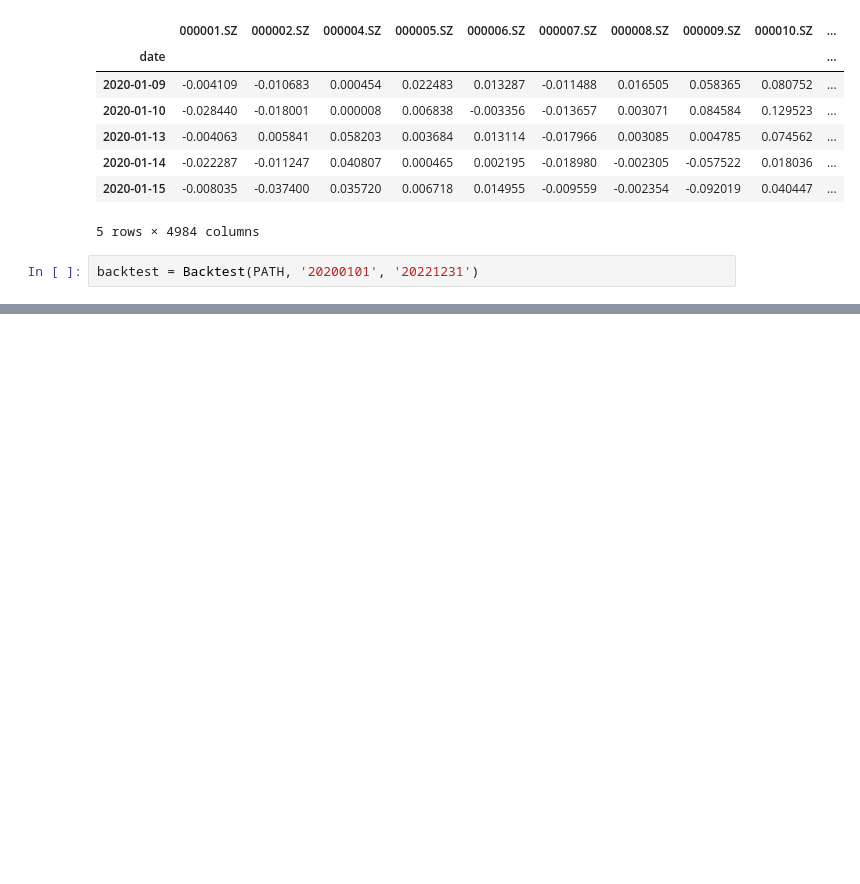
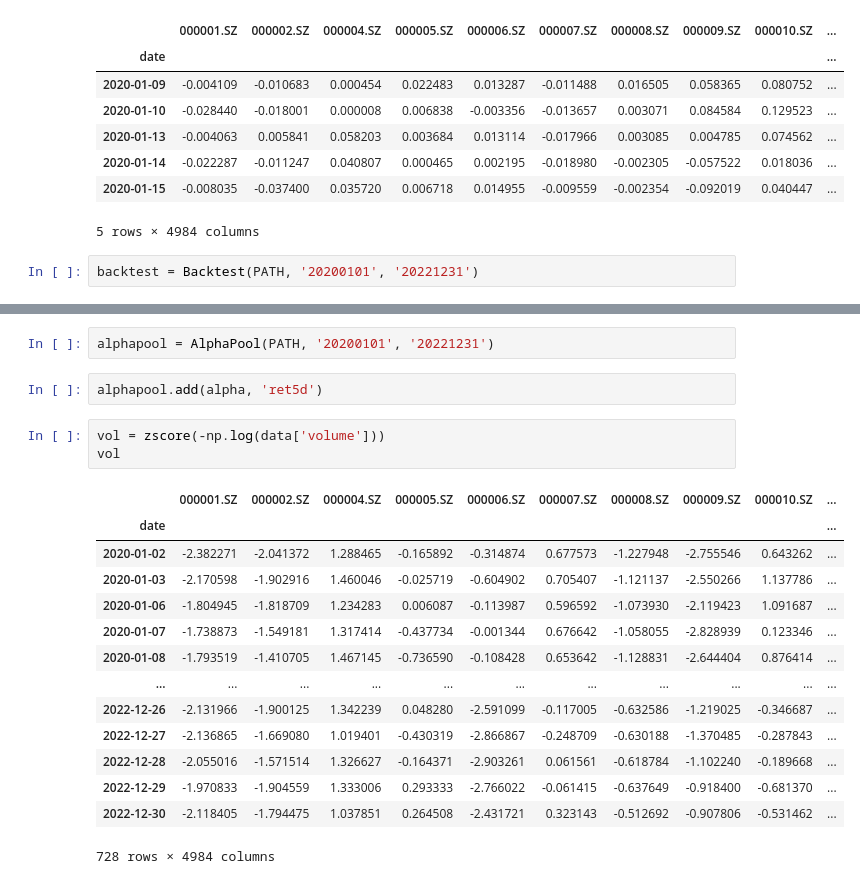
Before and after one commit to xingexjj/quantitative_trading_system, a Jupyter notebook: test.ipynb, the cells around one changed output, grey strips where cells are left out. Cells and saved outputs as stored; diff of their text form; blank space fills up the shorter version.

```diff
--- a/test.ipynb
+++ b/test.ipynb
@@ -47,0 +67,22 @@ backtest.backtest(alpha, 'ret5d')
+# %%
+alphapool = AlphaPool(PATH, '20200101', '20221231')
+# %%
+alphapool.add(alpha, 'ret5d')
+# %%
+vol = zscore(-np.log(data['volume']))
+vol
+# %% [output]
+|  | 000001.SZ | 000002.SZ | 000004.SZ | 000005.SZ | 000006.SZ | 000007.SZ | 000008.SZ | 000009.SZ | 000010.SZ | ... |
+| date |  |  |  |  |  |  |  |  |  | ... |
+| 2020-01-02 | -2.382271 | -2.041372 | 1.288465 | -0.165892 | -0.314874 | 0.677573 | -1.227948 | -2.755546 | 0.643262 | ... |
+| 2020-01-03 | -2.170598 | -1.902916 | 1.460046 | -0.025719 | -0.604902 | 0.705407 | -1.121137 | -2.550266 | 1.137786 | ... |
+| 2020-01-06 | -1.804945 | -1.818709 | 1.234283 | 0.006087 | -0.113987 | 0.596592 | -1.073930 | -2.119423 | 1.091687 | ... |
+| 2020-01-07 | -1.738873 | -1.549181 | 1.317414 | -0.437734 | -0.001344 | 0.676642 | -1.058055 | -2.828939 | 0.123346 | ... |
+| 2020-01-08 | -1.793519 | -1.410705 | 1.467145 | -0.736590 | -0.108428 | 0.653642 | -1.128831 | -2.644404 | 0.876414 | ... |
+| ... | ... | ... | ... | ... | ... | ... | ... | ... | ... | ... |
+| 2022-12-26 | -2.131966 | -1.900125 | 1.342239 | 0.048280 | -2.591099 | -0.117005 | -0.632586 | -1.219025 | -0.346687 | ... |
+| 2022-12-27 | -2.136865 | -1.669080 | 1.019401 | -0.430319 | -2.866867 | -0.248709 | -0.630188 | -1.370485 | -0.287843 | ... |
+| 2022-12-28 | -2.055016 | -1.571514 | 1.326627 | -0.164371 | -2.903261 | 0.061561 | -0.618784 | -1.102240 | -0.189668 | ... |
+| 2022-12-29 | -1.970833 | -1.904559 | 1.333006 | 0.293333 | -2.766022 | -0.061415 | -0.637649 | -0.918400 | -0.681370 | ... |
+| 2022-12-30 | -2.118405 | -1.794475 | 1.037851 | 0.264508 | -2.431721 | 0.323143 | -0.512692 | -0.907806 | -0.531462 | ... |
+728 rows × 4984 columns
```
Also changed, not shown: parts of 6 cells of this notebook, 3 other files.
